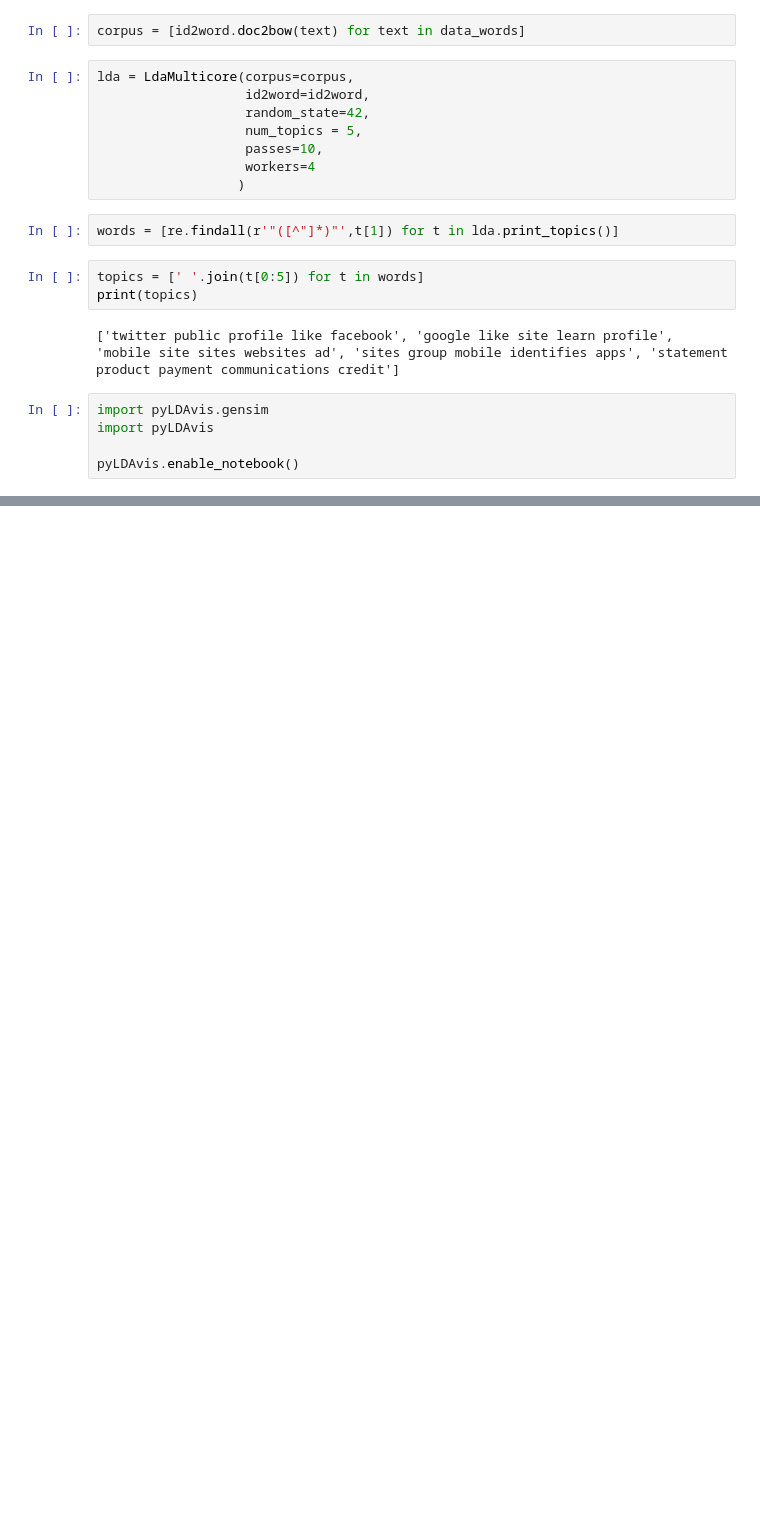
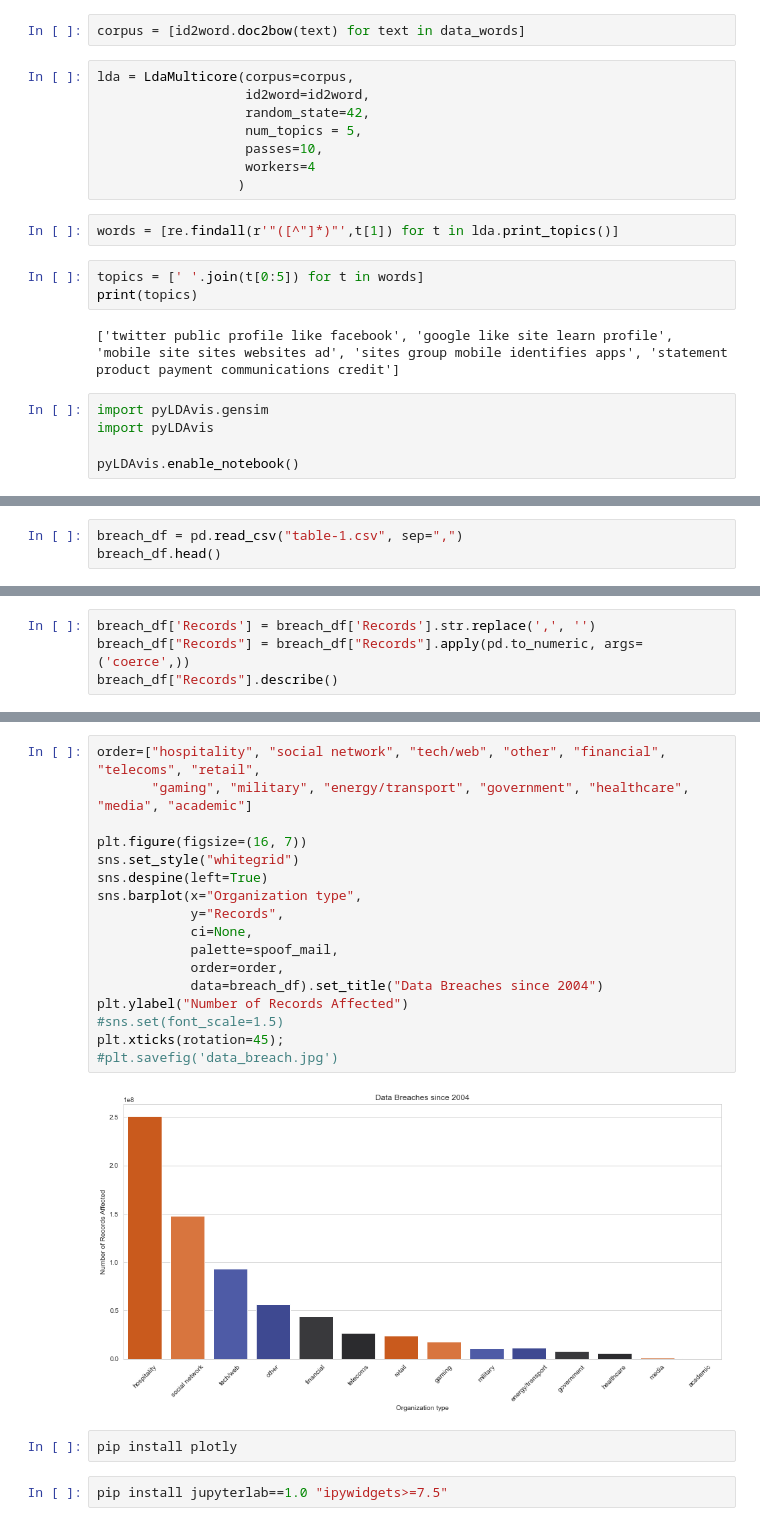
Before and after one commit to spoofmail/machine-learning-model, a Jupyter notebook: spoof_mail_exploration.ipynb, the cells around one changed output, grey strips where cells are left out. Saved outputs shown, nothing was run; the diff lists cells and outputs as text; blank space fills up the shorter version.

```diff
--- a/spoof_mail_exploration.ipynb
+++ b/spoof_mail_exploration.ipynb
@@ -429,0 +436,3 @@ topic
+# %%
+breach_df = pd.read_csv("table-1.csv", sep=",")
+breach_df.head()
@@ -429,0 +493,4 @@ topic
+# %%
+breach_df['Records'] = breach_df['Records'].str.replace(',', '')
+breach_df["Records"] = breach_df["Records"].apply(pd.to_numeric, args=('coerce',))
+breach_df["Records"].describe()
@@ -429,0 +513,23 @@ topic
+# %%
+order=["hospitality", "social network", "tech/web", "other", "financial", "telecoms", "retail",
+       "gaming", "military", "energy/transport", "government", "healthcare", "media", "academic"]
+
+plt.figure(figsize=(16, 7))
+sns.set_style("whitegrid")
+sns.despine(left=True)
+sns.barplot(x="Organization type",
+            y="Records",
+            ci=None,
+            palette=spoof_mail,
+            order=order,
+            data=breach_df).set_title("Data Breaches since 2004")
+plt.ylabel("Number of Records Affected")
+#sns.set(font_scale=1.5)
+plt.xticks(rotation=45);
+#plt.savefig('data_breach.jpg')
+# %% [output]
+[figure, added]
+# %%
+pip install plotly
+# %%
+pip install jupyterlab==1.0 "ipywidgets>=7.5"
```
Also changed, not shown: parts of 29 cells of this notebook, 2 other files.
